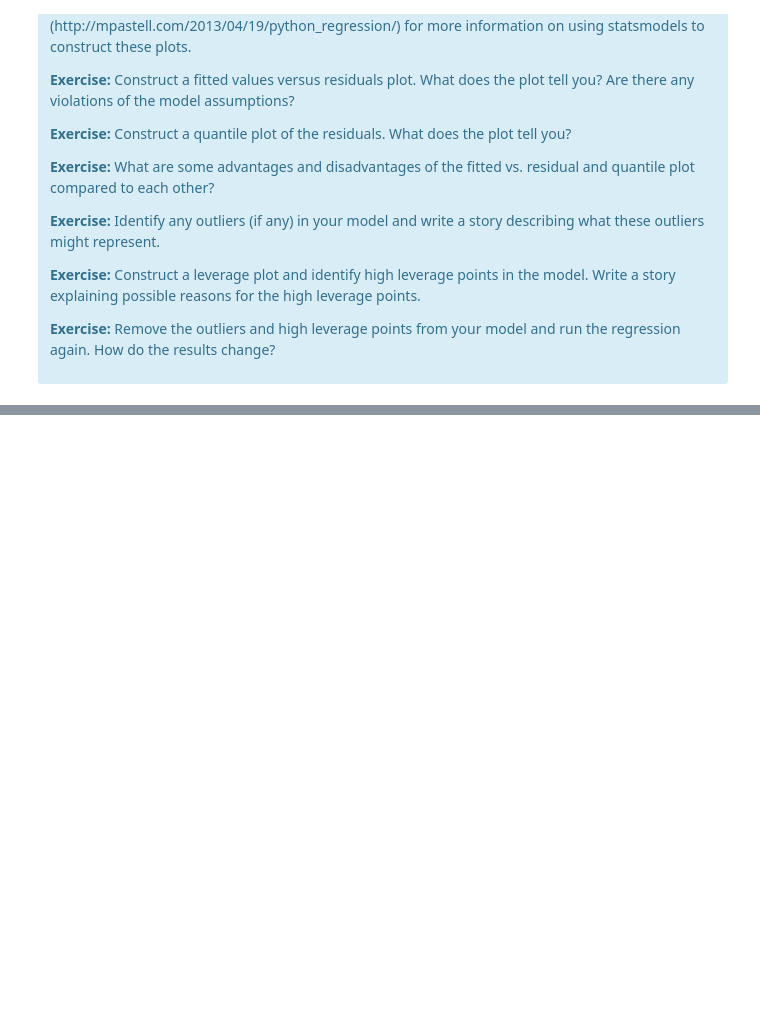
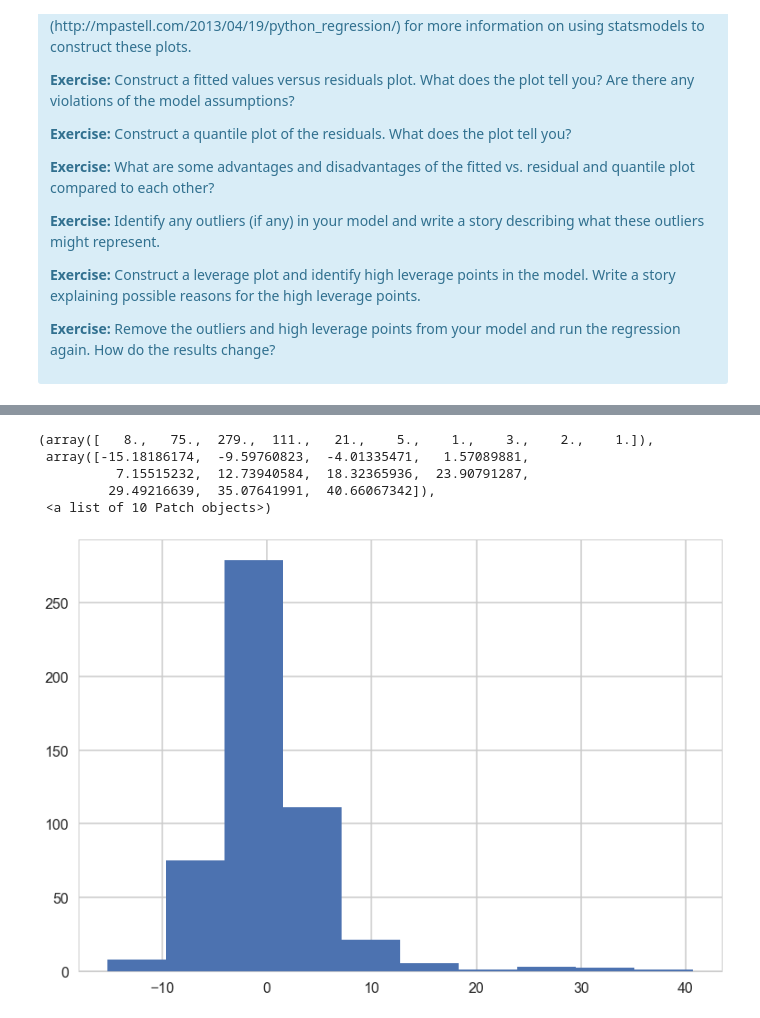
Before and after one commit to SoumyaK23/Springboard-Data-Intensive-and-Machine-Learning, a Jupyter notebook: machine learning/Mini_Project_Linear_Regression.ipynb, the cells around one changed output, grey strips where cells are left out. Cells and saved outputs as stored; diff of their text form; code cells hidden in the pictures; blank space fills up the shorter version.

```diff
--- a/machine learning/Mini_Project_Linear_Regression.ipynb
+++ b/machine learning/Mini_Project_Linear_Regression.ipynb
@@ -832,0 +979,9 @@ plt.ylabel('Residuals')
+# %%
+plt.hist(resid)
+# %% [output]
+(array([   8.,   75.,  279.,  111.,   21.,    5.,    1.,    3.,    2.,    1.]),
+ array([-15.18186174,  -9.59760823,  -4.01335471,   1.57089881,
+          7.15515232,  12.73940584,  18.32365936,  23.90791287,
+         29.49216639,  35.07641991,  40.66067342]),
+ <a list of 10 Patch objects>)
+[figure, added]
```
Also changed, not shown: parts of 32 cells of this notebook.
